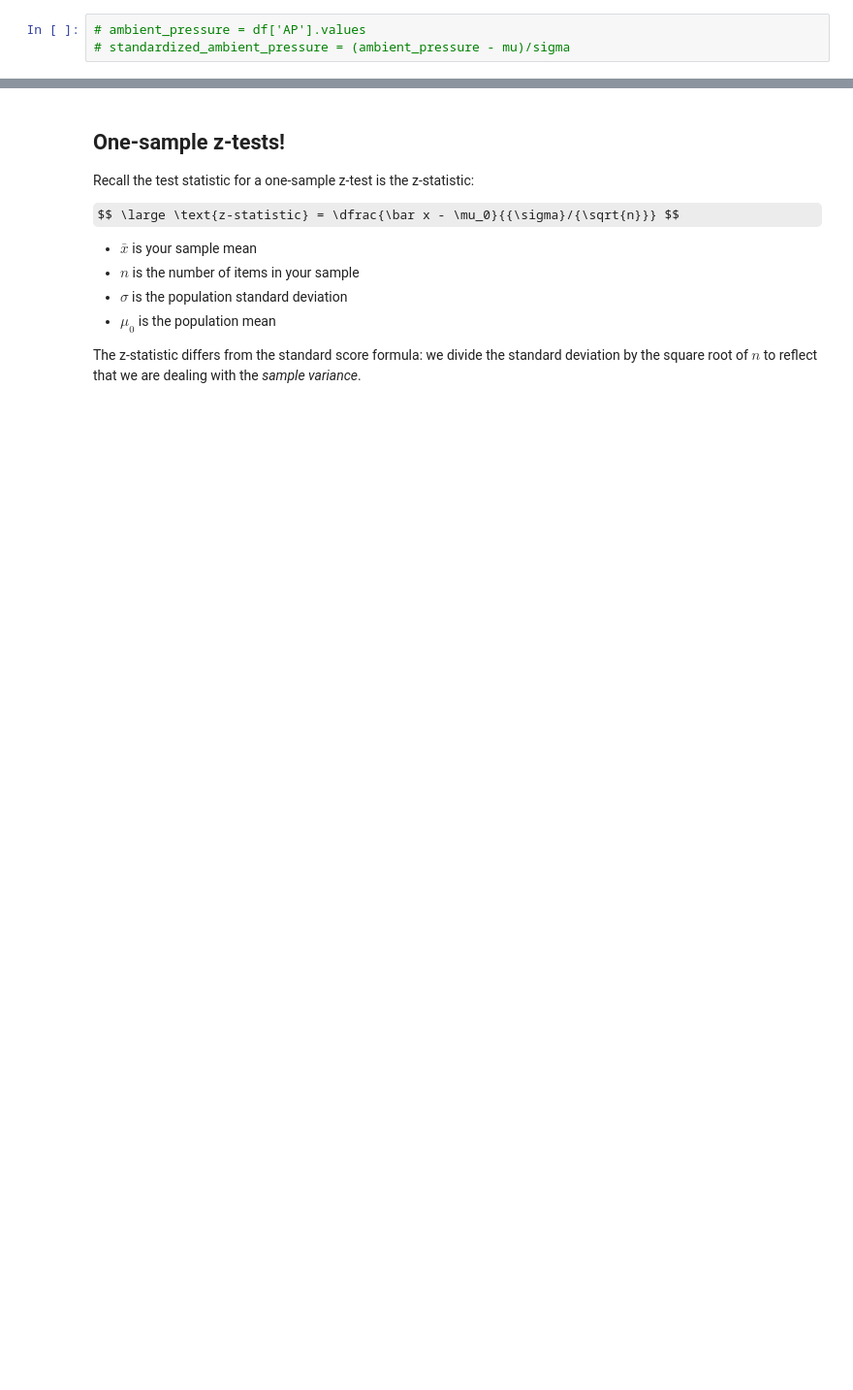
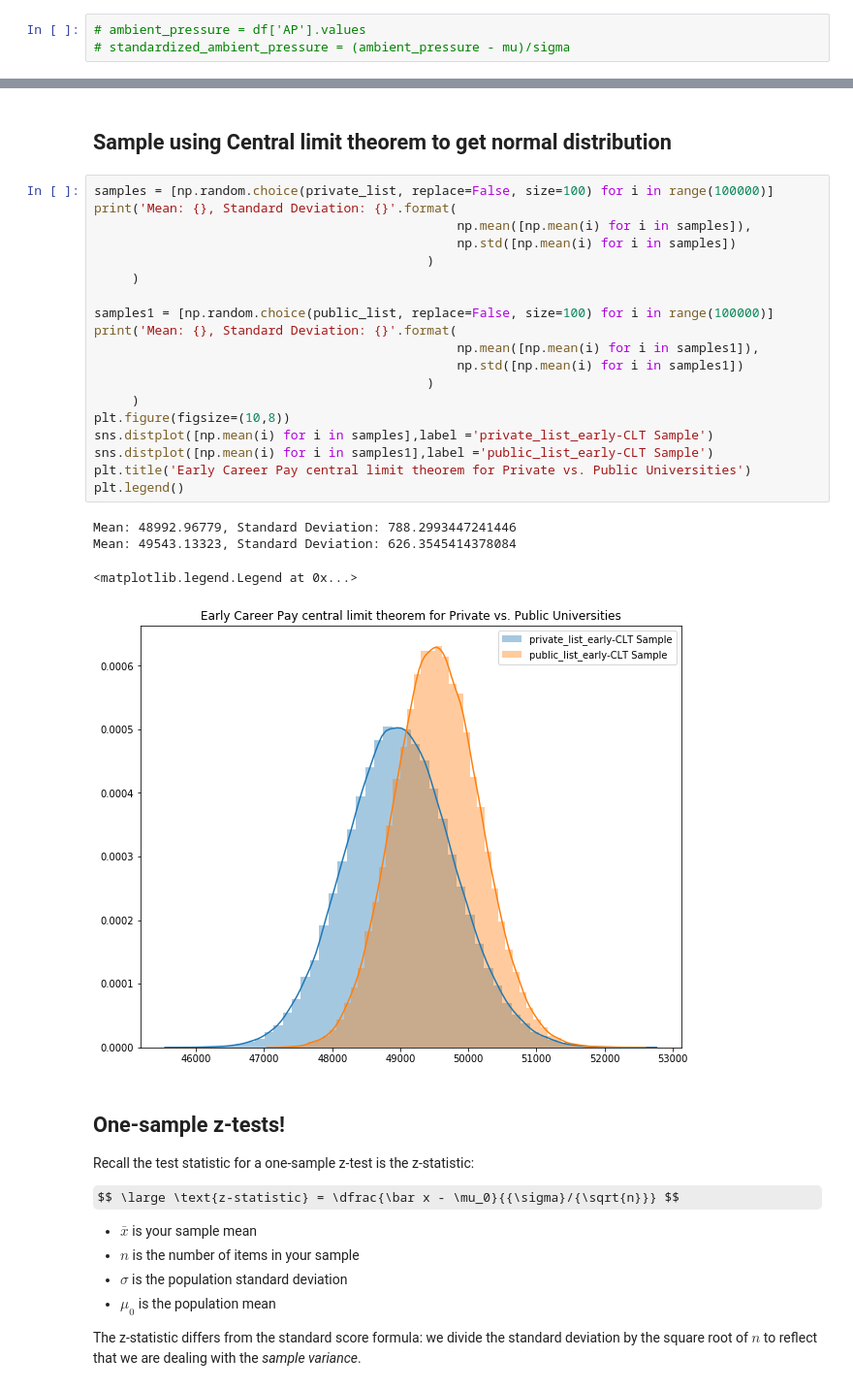
Before and after one commit to gseemann/College_Stats_Test, a Jupyter notebook: Gabriel.ipynb, the cells around one changed output, grey strips where cells are left out. Shown at 97% size. Saved outputs shown, nothing was run; the diff lists cells and outputs as text; some formulas as TeX source; blank space fills up the shorter version.

```diff
--- a/Gabriel.ipynb
+++ b/Gabriel.ipynb
@@ -263,3 +305,29 @@ plt.plot()
+# %% [markdown]
+## Sample using Central limit theorem to get normal distribution
+# %%
+samples = [np.random.choice(private_list, replace=False, size=100) for i in range(100000)]
+print('Mean: {}, Standard Deviation: {}'.format(
+                                                np.mean([np.mean(i) for i in samples]),
+                                                np.std([np.mean(i) for i in samples])
+                                            )
+     )
+
+samples1 = [np.random.choice(public_list, replace=False, size=100) for i in range(100000)]
+print('Mean: {}, Standard Deviation: {}'.format(
+                                                np.mean([np.mean(i) for i in samples1]),
+                                                np.std([np.mean(i) for i in samples1])
+                                            )
+     )
+plt.figure(figsize=(10,8))
+sns.distplot([np.mean(i) for i in samples],label ='private_list_early-CLT Sample')
+sns.distplot([np.mean(i) for i in samples1],label ='public_list_early-CLT Sample')
+plt.title('Early Career Pay central limit theorem for Private vs. Public Universities')
+plt.legend()
+# %% [output]
+Mean: 48992.96779, Standard Deviation: 788.2993447241446
+Mean: 49543.13323, Standard Deviation: 626.3545414378084
+<matplotlib.legend.Legend at 0x...>
+[figure, added]
 # %% [markdown]
 ## One-sample z-tests!
 
```
Also changed, not shown: parts of 30 cells of this notebook.
